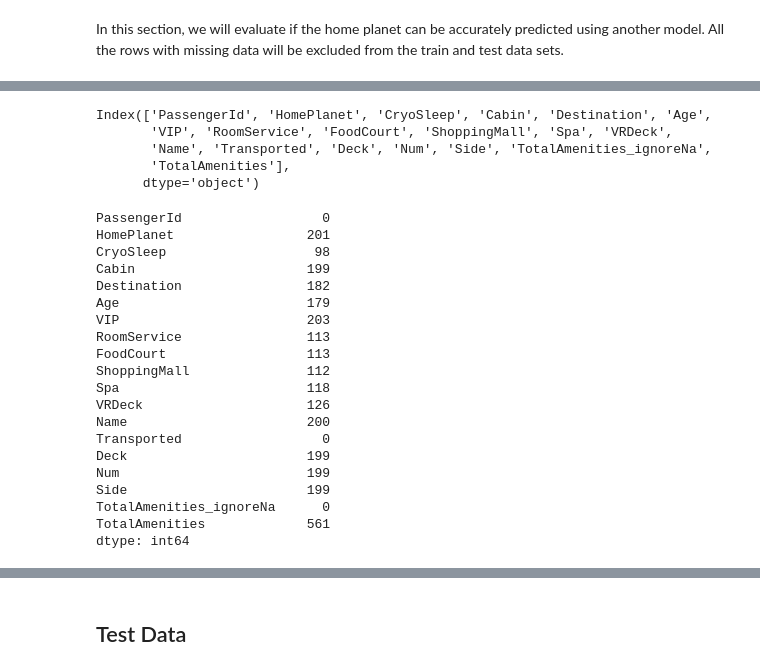
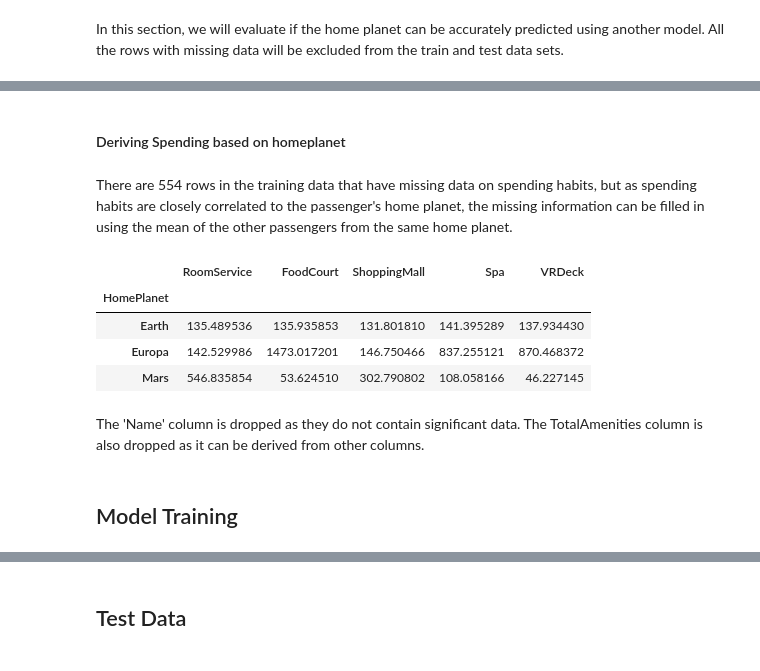
Before and after one commit to keiran0/kaggle-spaceship-titanic, a Jupyter notebook: notebook.ipynb, the cells around one changed output, grey strips where cells are left out. Drawn from its saved outputs; the diff is of its cells as text; code cells hidden in the pictures.

```diff
--- a/notebook.ipynb
+++ b/notebook.ipynb
@@ -325,3 +307,5 @@ home_grid_model = GridSearchCV(home_model, home_param_grid)
+# %%
+home_model = RandomForestClassifier(n_estimators=110)
 # %%
-home_grid_model.fit(X_train, y_train)
+home_model.fit(X_train, y_train)
 # %% [output]
@@ -349,4 +333,4 @@ accuracy_score(y_test, y_pred)
 # %%
 missing_home_data = df[(df['Deck'].notnull()) & (df['TotalAmenities'].notnull()) & (df['HomePlanet'].isnull())][['RoomService','FoodCourt','ShoppingMall','Spa','VRDeck','TotalAmenities','Deck_A', 'Deck_B','Deck_C', 'Deck_D', 'Deck_E', 'Deck_F', 'Deck_G', 'Deck_T', 'Side_P','Side_S']]
 # %%
-home_predict = home_grid_model.predict(missing_home_data)
+home_predict = home_model.predict(missing_home_data)
@@ -367,42 +340,0 @@ Can the reverse be done, creating a model to get the Deck from the passenger's h
-# %%
-df = pd.read_csv('./train.csv')
-df[['Deck', 'Num', 'Side']] = df['Cabin'].str.split(r'/', expand=True)
-
-df[['RoomService','FoodCourt','ShoppingMall','Spa','VRDeck']] = df[['RoomService','FoodCourt','ShoppingMall','Spa','VRDeck']].astype(float)
-df['TotalAmenities_ignoreNa'] = df[['RoomService','FoodCourt','ShoppingMall','Spa','VRDeck']].sum(axis=1, skipna=True)
-df['TotalAmenities'] = df[['RoomService','FoodCourt','ShoppingMall','Spa','VRDeck']].sum(axis=1, skipna=False)
-df.loc[df['CryoSleep'] == True, ["RoomService", "FoodCourt", "ShoppingMall", "Spa", "VRDeck"]] = df.loc[df['CryoSleep'] == True, ["RoomService", "FoodCourt", "ShoppingMall", "Spa", "VRDeck"]].fillna(0.0)
-df.loc[(df['TotalAmenities_ignoreNa']>0.0) & (df['CryoSleep'].isnull()), ['CryoSleep']] = df.loc[(df['TotalAmenities_ignoreNa']!=0.0) & (df['CryoSleep'].isnull()), ['CryoSleep']].fillna(False)
-df['TotalAmenities_ignoreNa'] = df[['RoomService','FoodCourt','ShoppingMall','Spa','VRDeck']].sum(axis=1, skipna=True)
-df['TotalAmenities'] = df[['RoomService','FoodCourt','ShoppingMall','Spa','VRDeck']].sum(axis=1, skipna=False)
-# %%
-df[df['HomePlanet'].notnull() & df['Cabin'].notnull()].columns
-# %% [output]
-Index(['PassengerId', 'HomePlanet', 'CryoSleep', 'Cabin', 'Destination', 'Age',
-       'VIP', 'RoomService', 'FoodCourt', 'ShoppingMall', 'Spa', 'VRDeck',
-       'Name', 'Transported', 'Deck', 'Num', 'Side', 'TotalAmenities_ignoreNa',
-       'TotalAmenities'],
-      dtype='object')
-# %%
-df.isnull().sum()
-# %% [output]
-PassengerId                  0
-HomePlanet                 201
-CryoSleep                   98
-Cabin                      199
-Destination                182
-Age                        179
-VIP                        203
-RoomService                113
-FoodCourt                  113
-ShoppingMall               112
-Spa                        118
-VRDeck                     126
-Name                       200
-Transported                  0
-Deck                       199
-Num                        199
-Side                       199
-TotalAmenities_ignoreNa      0
-TotalAmenities             561
-dtype: int64
@@ -411,0 +341,14 @@ Y = df[df['HomePlanet'].notnull() & df['Cabin'].notnull()]['Deck']
+# %% [markdown]
+#### Deriving Spending based on homeplanet
+# %% [markdown]
+There are 554 rows in the training data that have missing data on spending habits, but as spending habits are closely correlated to the passenger's home planet, the missing information can be filled in using the mean of the other passengers from the same home planet.
+# %%
+df.groupby('HomePlanet')[['RoomService', 'FoodCourt', 'ShoppingMall', 'Spa', 'VRDeck']].mean()
+# %% [output]
+|  | RoomService | FoodCourt | ShoppingMall | Spa | VRDeck |
+| HomePlanet |  |  |  |  |  |
+| Earth | 135.489536 | 135.935853 | 131.801810 | 141.395289 | 137.934430 |
+| Europa | 142.529986 | 1473.017201 | 146.750466 | 837.255121 | 870.468372 |
+| Mars | 546.835854 | 53.624510 | 302.790802 | 108.058166 | 46.227145 |
+# %% [markdown]
+The 'Name' column is dropped as they do not contain significant data. The TotalAmenities column is also dropped as it can be derived from other columns.
@@ -411,0 +364,2 @@ Y = df[df['HomePlanet'].notnull() & df['Cabin'].notnull()]['Deck']
+# %% [markdown]
+## Model Training
```
Also changed, not shown: parts of 54 cells of this notebook.
